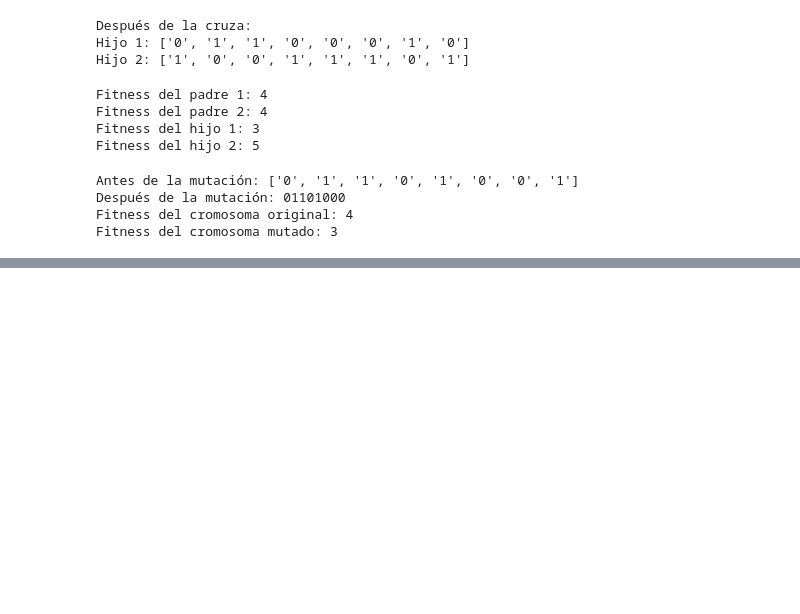
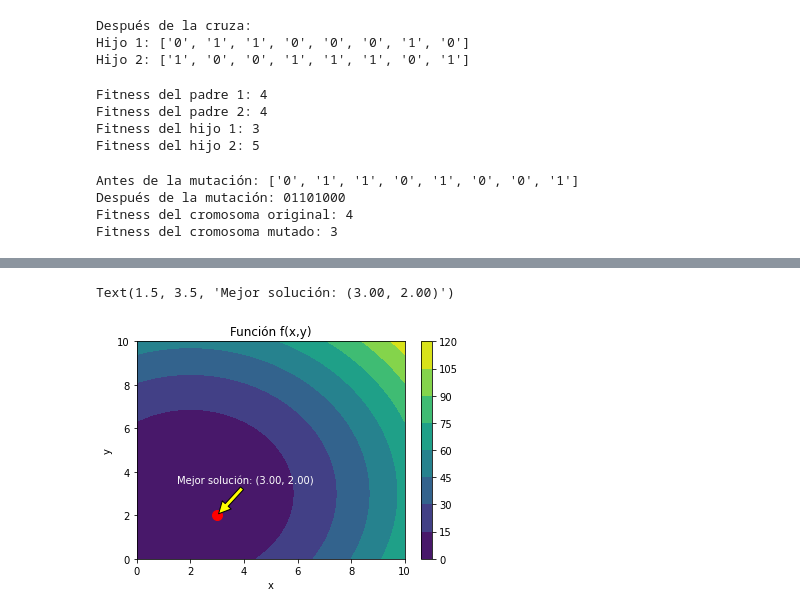
Before and after one commit to igomezv/ComputoEvolutivo, a Jupyter notebook: 6_2_AlgoritmoGeneticoBasico.ipynb, the cells around one changed output, grey strips where cells are left out. Drawn from its saved outputs; the diff is of its cells as text; code cells hidden in the pictures; blank space fills up the shorter version.

```diff
--- a/6_2_AlgoritmoGeneticoBasico.ipynb
+++ b/6_2_AlgoritmoGeneticoBasico.ipynb
@@ -131,0 +140,12 @@ Fitness del cromosoma mutado: 3
+# %%
+# Example usage of the operators
+parent1 = ['0', '1', '1', '0', '0', '1', '0', '1']
+parent2 = ['1', '0', '0', '1', '1', '0', '1', '0']
+
+population = [parent1, parent2]
+
+selected_parent1 = tournament_selection(population, 2)
+selected_parent2 = tournament_selection(population, 2)
+
+print("Selected parent 1:", selected_parent1)
+print("Selected parent 2:", selected_parent2)
@@ -131,0 +301,30 @@ Fitness del cromosoma mutado: 3
+# %%
+# Definir el rango de valores para x e y
+x_range = np.linspace(0, 10, 100)
+y_range = np.linspace(0, 10, 100)
+
+# Calcular los valores de z para cada combinación de x e y
+z = np.array([[f(x, y) for y in y_range] for x in x_range])
+
+# Graficar la función f
+fig, ax = plt.subplots()
+cmap = ax.contourf(x_range, y_range, z, cmap='viridis')
+# ax.contourf(x_range, y_range, z, cmap='viridis')
+fig.colorbar(cmap)
+
+ax.set_xlabel('x')
+ax.set_ylabel('y')
+ax.set_title('Función f(x,y)')
+
+# Decodificar el mejor individuo encontrado
+best_x = binary_decode(best_individual[:num_bits])
+best_y = binary_decode(best_individual[num_bits:])
+
+# Graficar la solución encontrada
+ax.plot(best_x, best_y, 'ro', markersize=10)
+ax.annotate(f'Mejor solución: ({best_x:.2f}, {best_y:.2f})',
+            (best_x, best_y), xytext=(best_x-1.5, best_y+1.5, ),
+            arrowprops=dict(facecolor='yellow', shrink=0.05), c="w")
+# %% [output]
+Text(1.5, 3.5, 'Mejor solución: (3.00, 2.00)')
+[figure, added]
```
Also changed, not shown: parts of 13 cells of this notebook.
